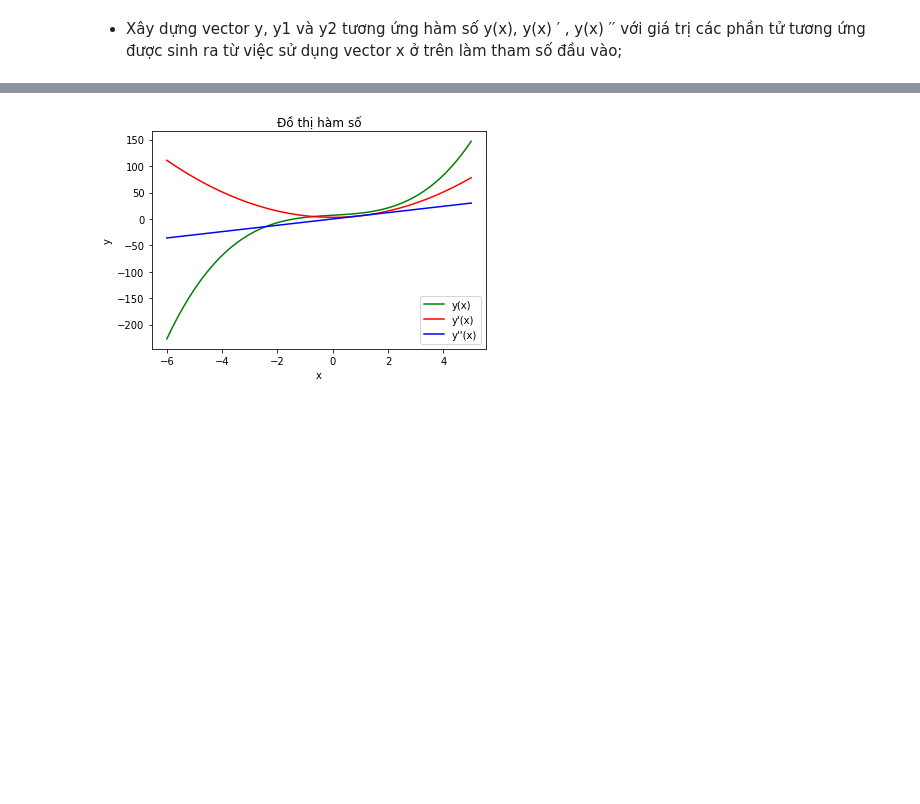
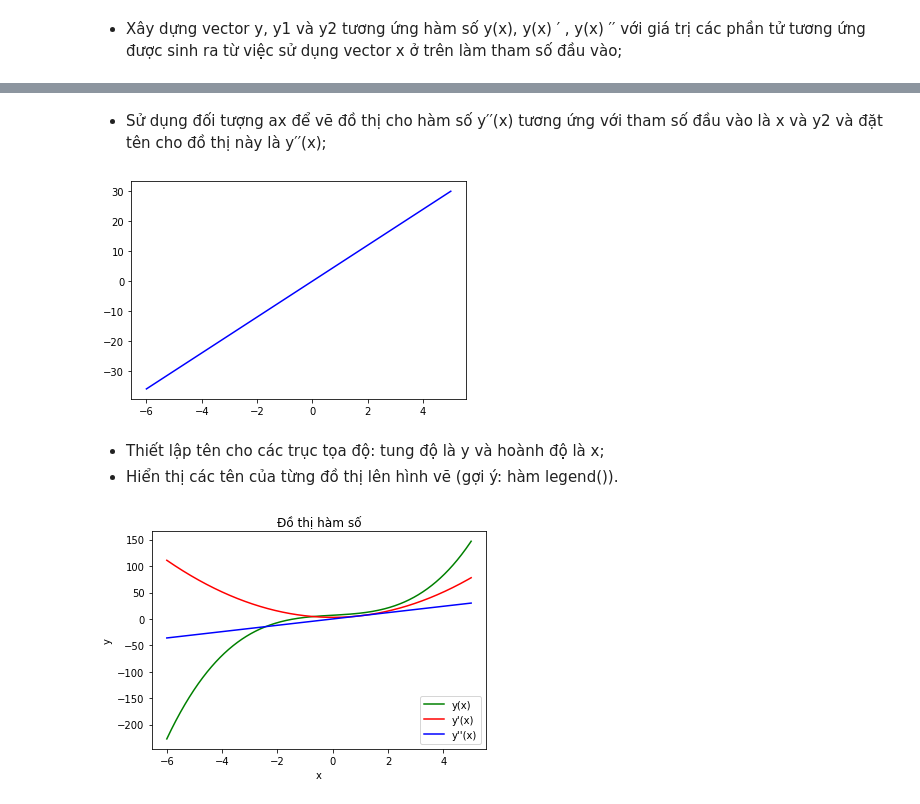
Before and after one commit to LBQTrung/Matplotlib, a Jupyter notebook: matplotlib_exercise_1.ipynb, the cells around one changed output, grey strips where cells are left out. Saved outputs shown, nothing was run; the diff lists cells and outputs as text; code cells hidden in the pictures; blank space fills up the shorter version.

```diff
--- a/matplotlib_exercise_1.ipynb
+++ b/matplotlib_exercise_1.ipynb
@@ -37,3 +55,15 @@ y và đặt tên cho đồ thị này là y(x);
+# %% [markdown]
+* Sử dụng đối tượng ax để vẽ đồ thị cho hàm số y′′(x) tương ứng với tham số đầu vào là x và y2 và đặt tên cho đồ thị này là y′′(x);
+# %%
+fig, ax = plt.subplots()
+ax.plot(x, y2,
+        color = "blue",
+        label = "y''(x)");
+# %% [output]
+[figure, added]
+# %% [markdown]
+* Thiết lập tên cho các trục tọa độ: tung độ là y và hoành độ là x;
+* Hiển thị các tên của từng đồ thị lên hình vẽ (gợi ý: hàm legend()).
 # %%
 fig, ax = plt.subplots()
 # Vẽ đồ thị y(x)
```
Also changed, not shown: parts of 10 cells of this notebook.
